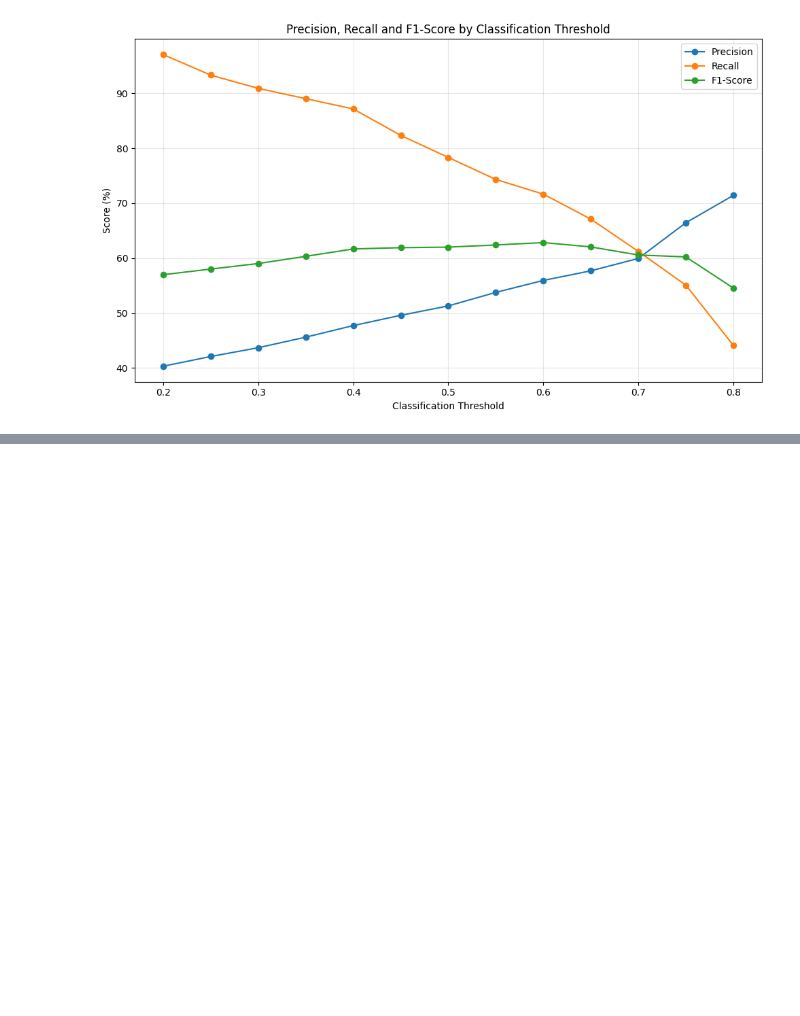
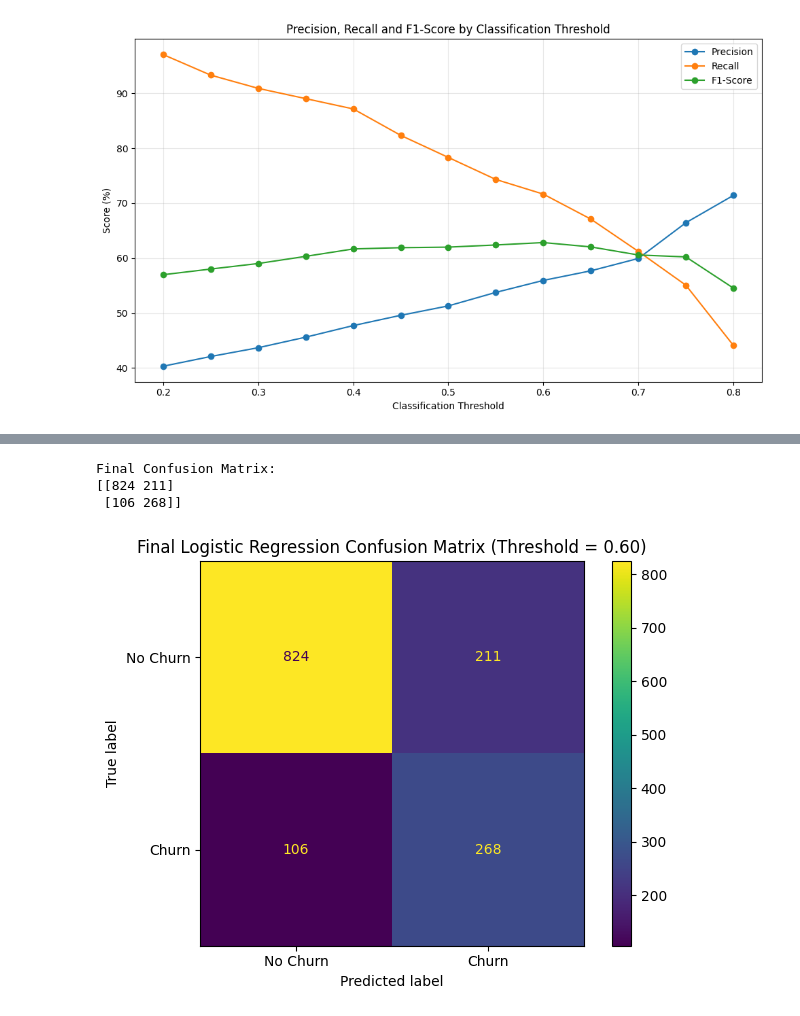
Before and after one commit to AchalaSharma/churn-prediction-project, a Jupyter notebook: notebooks/01_Data_Understanding_and_Initial_EDA.ipynb, the cells around one changed output, grey strips where cells are left out. Saved outputs shown, nothing was run; the diff lists cells and outputs as text; code cells hidden in the pictures; blank space fills up the shorter version.

```diff
--- a/notebooks/01_Data_Understanding_and_Initial_EDA.ipynb
+++ b/notebooks/01_Data_Understanding_and_Initial_EDA.ipynb
@@ -2674,0 +2677,12 @@ plt.show()
+# %%
+# Apply the selected probability threshold
+
+selected_threshold = 0.60
+
+final_y_pred = (
+    y_pred_proba >= selected_threshold
+).astype(int)
+
+print("Selected threshold:", selected_threshold)
+print("\nFinal prediction distribution:")
+print(pd.Series(final_y_pred).value_counts().sort_index())
@@ -2674,0 +2742,28 @@ plt.show()
+# %%
+# Final confusion matrix at threshold 0.60
+
+final_cm = confusion_matrix(
+    y_test,
+    final_y_pred
+)
+
+print("Final Confusion Matrix:")
+print(final_cm)
+
+disp = ConfusionMatrixDisplay(
+    confusion_matrix=final_cm,
+    display_labels=['No Churn', 'Churn']
+)
+
+disp.plot()
+plt.title(
+    'Final Logistic Regression Confusion Matrix '
+    '(Threshold = 0.60)'
+)
+plt.tight_layout()
+plt.show()
+# %% [output]
+Final Confusion Matrix:
+[[824 211]
+ [106 268]]
+[figure, added]
```
Also changed, not shown: parts of 7 cells of this notebook.
